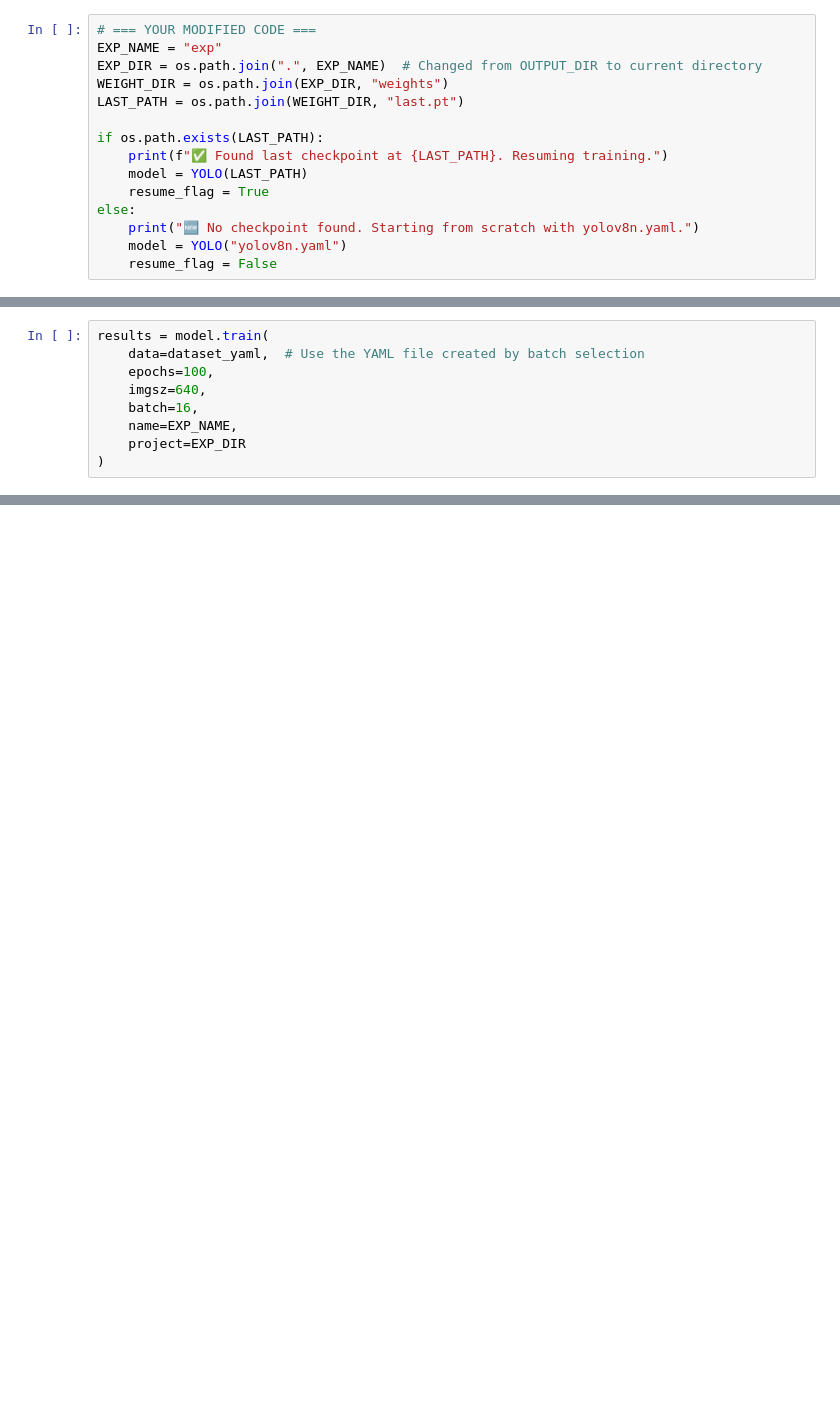
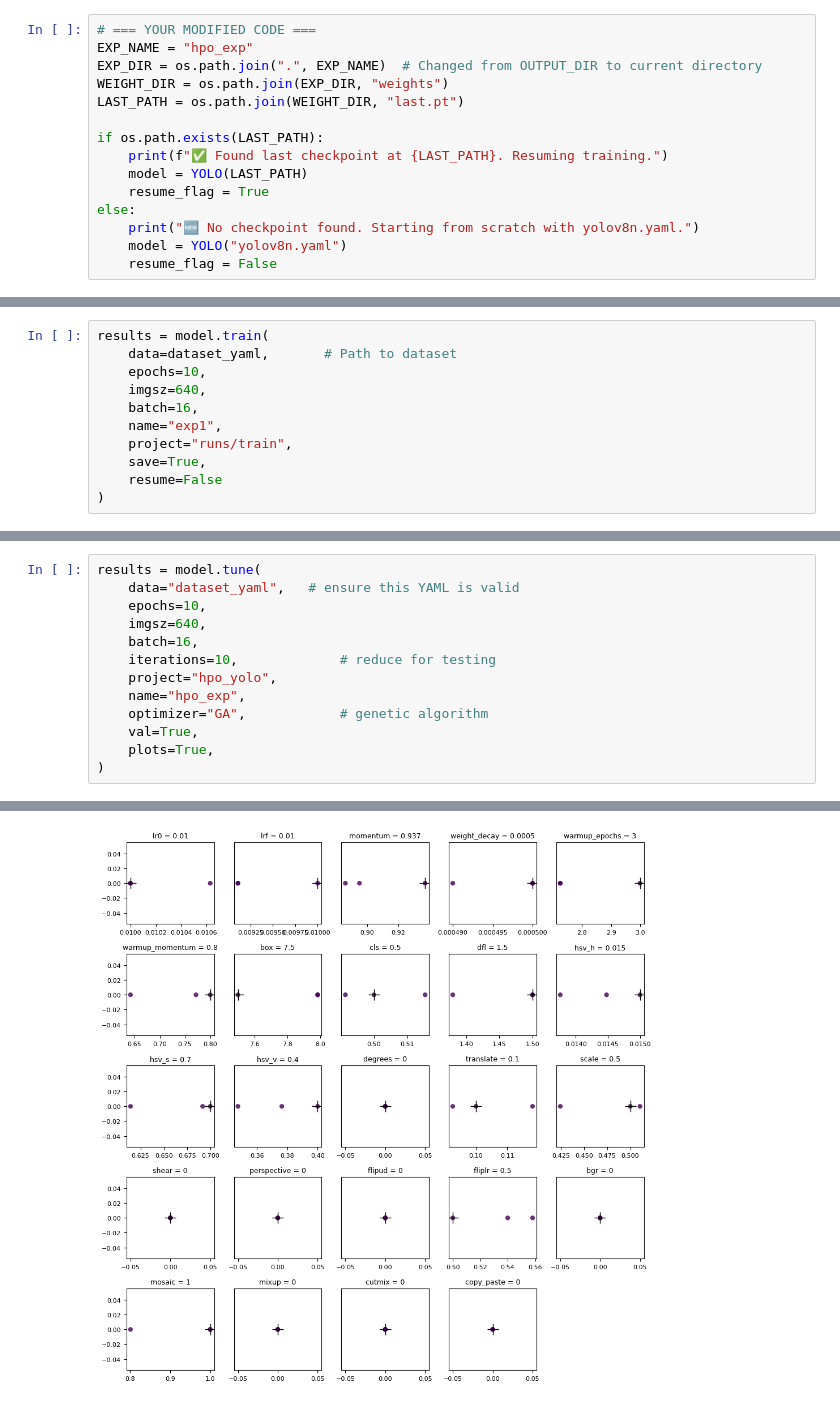
Before and after one commit to mjoudy/yolo_deepsee, a Jupyter notebook: training_pipeline.ipynb, the cells around one changed output, grey strips where cells are left out. Drawn from its saved outputs; the diff is of its cells as text; blank space fills up the shorter version.

```diff
--- a/training_pipeline.ipynb
+++ b/training_pipeline.ipynb
@@ -29,6 +68,6 @@ print(f"Classes: {dataset_outputs['classes']}")
 # %%
 # === YOUR MODIFIED CODE ===
-EXP_NAME = "exp"
+EXP_NAME = "hpo_exp"
 EXP_DIR = os.path.join(".", EXP_NAME)  # Changed from OUTPUT_DIR to current directory
 WEIGHT_DIR = os.path.join(EXP_DIR, "weights")
 LAST_PATH = os.path.join(WEIGHT_DIR, "last.pt")
@@ -44,9 +85,11 @@ else:
 # %%
 results = model.train(
-    data=dataset_yaml,  # Use the YAML file created by batch selection
-    epochs=100,
+    data=dataset_yaml,       # Path to dataset
+    epochs=10,
     imgsz=640,
     batch=16,
-    name=EXP_NAME,
-    project=EXP_DIR
+    name="exp1",
+    project="runs/train",
+    save=True,
+    resume=False
 )
@@ -52,0 +142,14 @@ results = model.train(
+# %%
+results = model.tune(
+    data="dataset_yaml",   # ensure this YAML is valid
+    epochs=10,
+    imgsz=640,
+    batch=16,
+    iterations=10,             # reduce for testing
+    project="hpo_yolo",
+    name="hpo_exp",
+    optimizer="GA",            # genetic algorithm
+    val=True,
+    plots=True,
+)
+# %% [output]
@@ -52,0 +174 @@ results = model.train(
+[figure, added]
```
Also changed, not shown: parts of 9 cells of this notebook.
